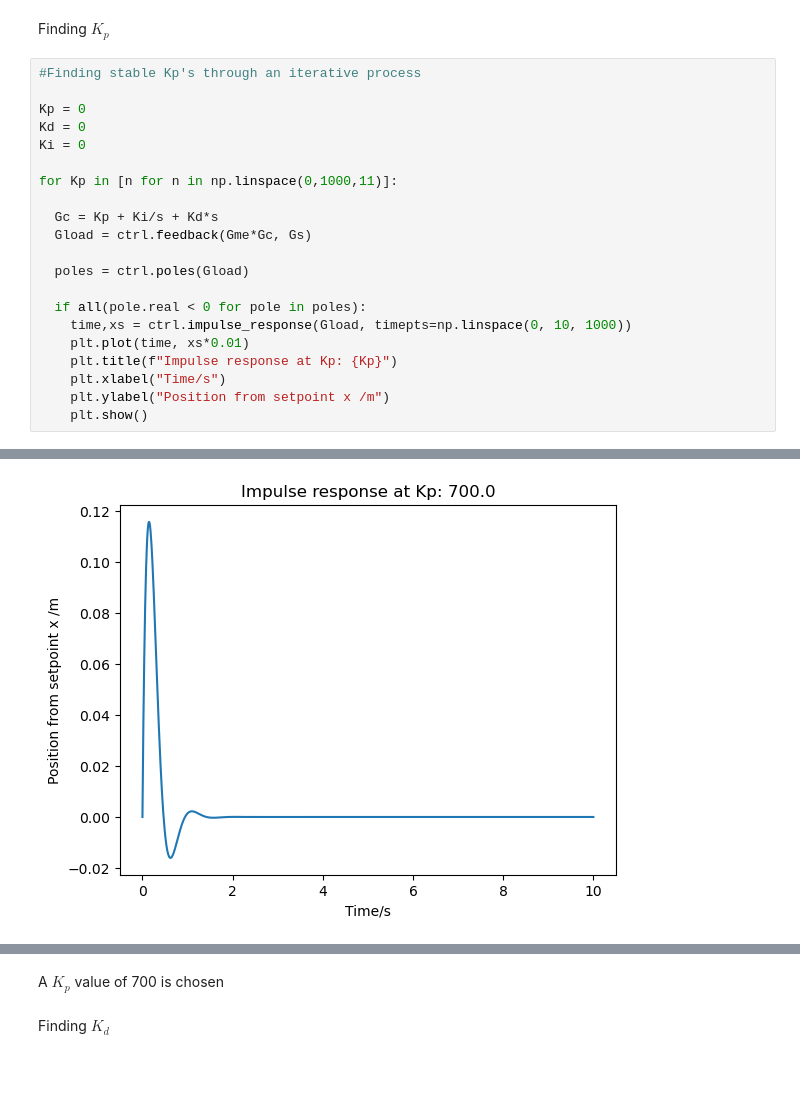
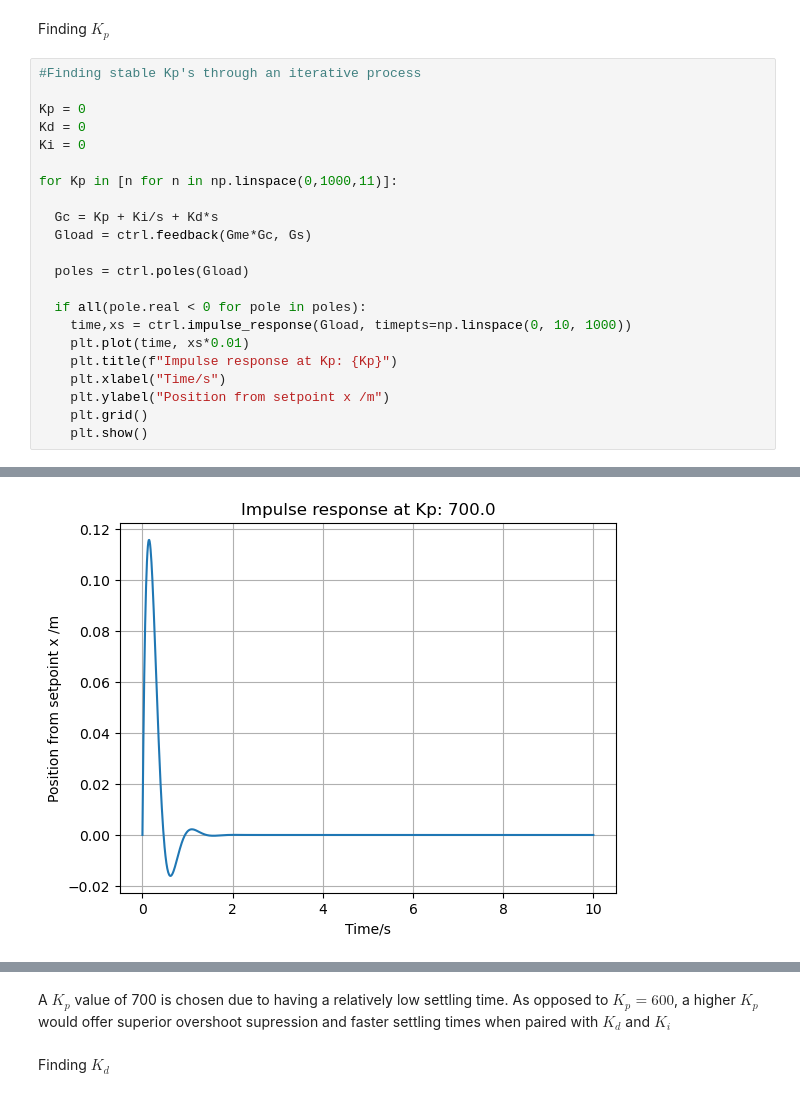
Before and after one commit to Klau05QUB/ELE2038-Coursework, a Jupyter notebook: PID_Controller.ipynb, the cells around one changed output, grey strips where cells are left out. Saved outputs shown, nothing was run; the diff lists cells and outputs as text; blank space fills up the shorter version.

```diff
--- a/PID_Controller.ipynb
+++ b/PID_Controller.ipynb
@@ -70,5 +72,6 @@ for Kp in [n for n in np.linspace(0,1000,11)]:
     plt.title(f"Impulse response at Kp: {Kp}")
     plt.xlabel("Time/s")
     plt.ylabel("Position from setpoint x /m")
+    plt.grid()
     plt.show()
 # %% [output]
@@ -78 +81 @@ for Kp in [n for n in np.linspace(0,1000,11)]:
-[figure, old version]
+[figure, new version]
@@ -82,5 +85,5 @@ for Kp in [n for n in np.linspace(0,1000,11)]:
 # %% [markdown]
-A $K_p$ value of 700 is chosen
+A $K_p$ value of 700 is chosen due to having a relatively low settling time. As opposed to $K_p = 600$, a higher $K_p$ would offer superior overshoot supression and faster settling times when paired with $K_d$ and $K_i$
 # %% [markdown]
 Finding $K_d$
 # %%
```
Also changed, not shown: parts of 10 cells of this notebook, 6 other files.
